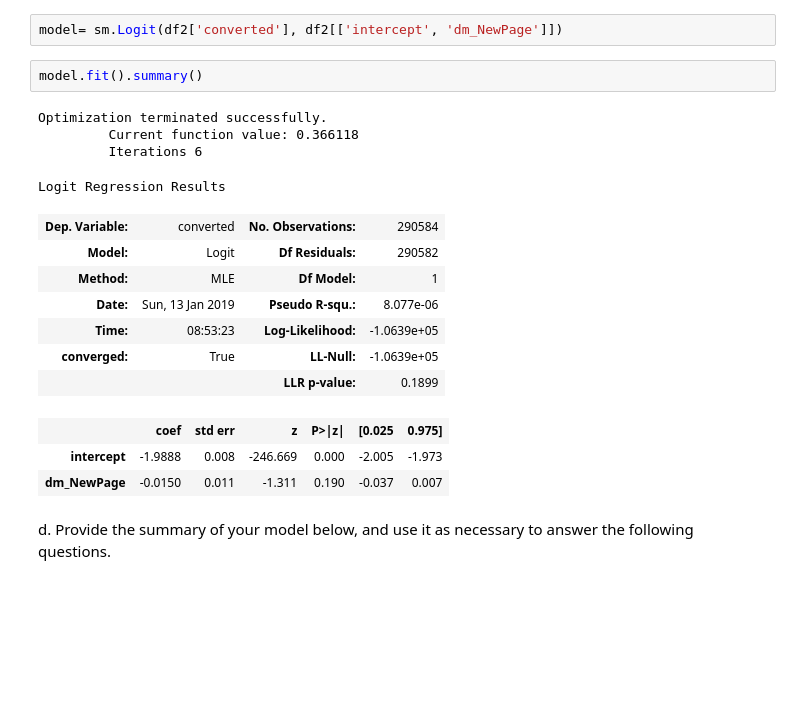
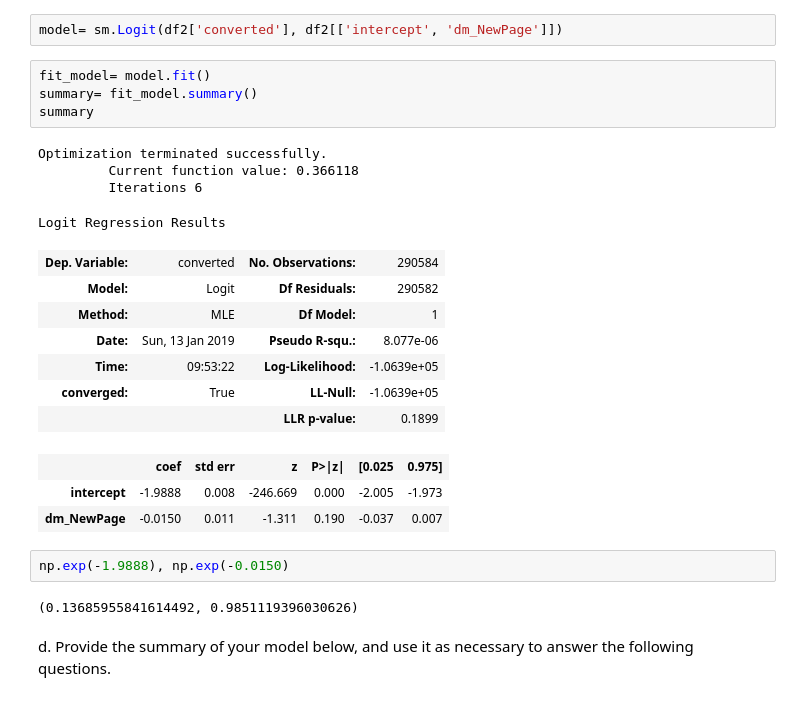
Before and after one commit to adikamath/python-portfolio, a Jupyter notebook: e_commerce_A-B_test/Analyze_ab_test_results_notebook.ipynb, the cells around one changed output. Cells and saved outputs as stored; diff of their text form; blank space fills up the shorter version.

```diff
--- a/e_commerce_A-B_test/Analyze_ab_test_results_notebook.ipynb
+++ b/e_commerce_A-B_test/Analyze_ab_test_results_notebook.ipynb
@@ -356,23 +356,29 @@ df2['ab_page']= [1 if df2['group'].iloc[i] == 'treatment' else 0 for i in range(
 c. Use **statsmodels** to import your regression model.  Instantiate the model, and fit the model using the two columns you created in part **b.** to predict whether or not an individual converts.
 # %%
 model= sm.Logit(df2['converted'], df2[['intercept', 'dm_NewPage']])
-# %%
-model.fit().summary()
-# %% [output]
-Optimization terminated successfully.
-         Current function value: 0.366118
-         Iterations 6
-Logit Regression Results
-| Dep. Variable: | converted | No. Observations: | 290584 |
-| Model: | Logit | Df Residuals: | 290582 |
-| Method: | MLE | Df Model: | 1 |
-| Date: | Sun, 13 Jan 2019 | Pseudo R-squ.: | 8.077e-06 |
-| Time: | 08:53:23 | Log-Likelihood: | -1.0639e+05 |
-| converged: | True | LL-Null: | -1.0639e+05 |
-|  |  | LLR p-value: | 0.1899 |
-|  | coef | std err | z | P>|z| | [0.025 | 0.975] |
-| intercept | -1.9888 | 0.008 | -246.669 | 0.000 | -2.005 | -1.973 |
-| dm_NewPage | -0.0150 | 0.011 | -1.311 | 0.190 | -0.037 | 0.007 |
+# %%
+fit_model= model.fit()
+summary= fit_model.summary()
+summary
+# %% [output]
+Optimization terminated successfully.
+         Current function value: 0.366118
+         Iterations 6
+Logit Regression Results
+| Dep. Variable: | converted | No. Observations: | 290584 |
+| Model: | Logit | Df Residuals: | 290582 |
+| Method: | MLE | Df Model: | 1 |
+| Date: | Sun, 13 Jan 2019 | Pseudo R-squ.: | 8.077e-06 |
+| Time: | 09:53:22 | Log-Likelihood: | -1.0639e+05 |
+| converged: | True | LL-Null: | -1.0639e+05 |
+|  |  | LLR p-value: | 0.1899 |
+|  | coef | std err | z | P>|z| | [0.025 | 0.975] |
+| intercept | -1.9888 | 0.008 | -246.669 | 0.000 | -2.005 | -1.973 |
+| dm_NewPage | -0.0150 | 0.011 | -1.311 | 0.190 | -0.037 | 0.007 |
+# %%
+np.exp(-1.9888), np.exp(-0.0150)
+# %% [output]
+(0.13685955841614492, 0.9851119396030626)
 # %% [markdown]
 d. Provide the summary of your model below, and use it as necessary to answer the following questions.
 # %% [markdown]
```
Also changed, not shown: parts of 2 cells of this notebook.
